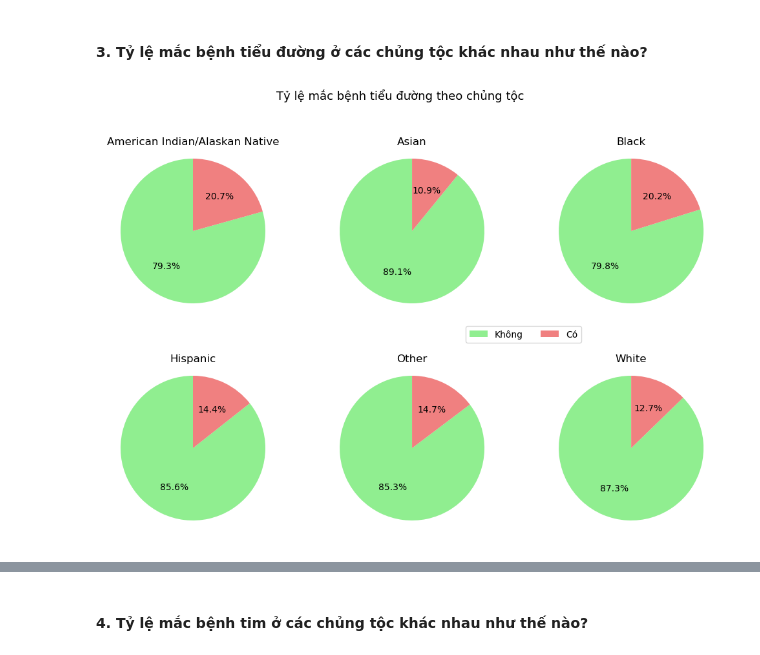
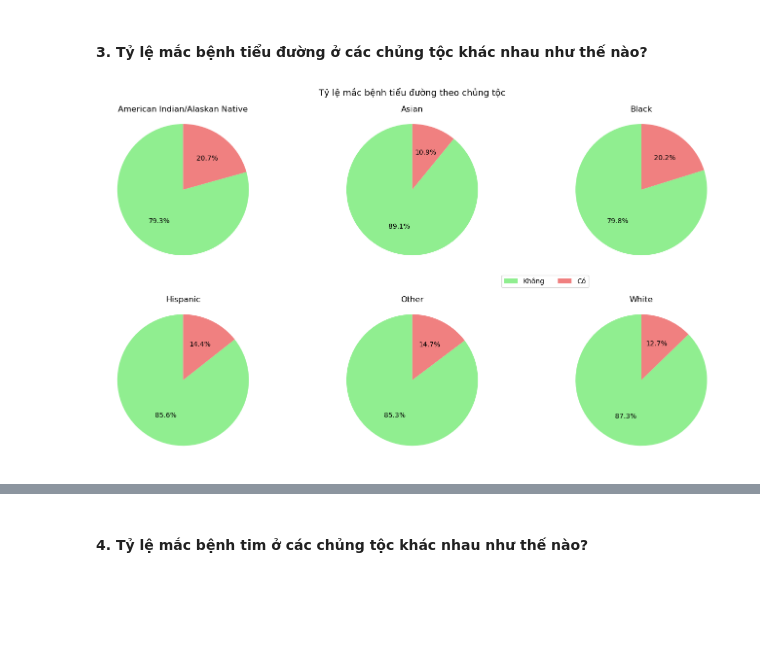
Before and after one commit to richardnguyen0715/Pro4DS-FinalProject-HandleKaggleDatasetProblems, a Jupyter notebook: Source/DataExploration.ipynb, the cells around one changed output, grey strips where cells are left out. Cells and saved outputs as stored; diff of their text form; code cells hidden in the pictures; blank space fills up the shorter version.

```diff
--- a/Source/DataExploration.ipynb
+++ b/Source/DataExploration.ipynb
@@ -539,32 +571,33 @@ color = ['lightgreen', 'lightcoral']
 plt.figure(figsize=(15,8))
 plt.suptitle('Tỷ lệ mắc bệnh tiểu đường theo chủng tộc', fontsize=13)
 
 plt.subplot(2,3,1)
 plt.pie(processed_race_diabetic.iloc[0], autopct='%1.1f%%', startangle=90, colors=color)
 plt.title("American Indian/Alaskan Native", y=0.95)
 
 plt.subplot(2,3,2)
 plt.pie(processed_race_diabetic.iloc[1], autopct='%1.1f%%', startangle=90, colors=color)
 plt.title("Asian", y=0.95)
 
 plt.subplot(2,3,3)
 plt.pie(processed_race_diabetic.iloc[2], autopct='%1.1f%%', startangle=90, colors=color)
 plt.title("Black", y=0.95)
-plt.legend(labels=label, bbox_to_anchor=(0.25, 0), ncol=2)
+plt.legend(labels=label, bbox_to_anchor=(0.2, 0), ncol=2)
 
 plt.subplot(2,3,4)
 plt.pie(processed_race_diabetic.iloc[3], autopct='%1.1f%%', startangle=90, colors=color)
 plt.title("Hispanic", y=0.95)
 
 plt.subplot(2,3,5)
 plt.pie(processed_race_diabetic.iloc[4], autopct='%1.1f%%', startangle=90, colors=color)
 plt.title("Other", y=0.95)
 
 plt.subplot(2,3,6)
 plt.pie(processed_race_diabetic.iloc[5], autopct='%1.1f%%', startangle=90, colors=color)
 plt.title("White", y=0.95)
 
 plt.subplots_adjust(wspace=-0.3)
+plt.tight_layout()
 plt.show()
 # %% [output]
-[figure, old version]
+[figure, new version]
```
Also changed, not shown: parts of 20 cells of this notebook.
